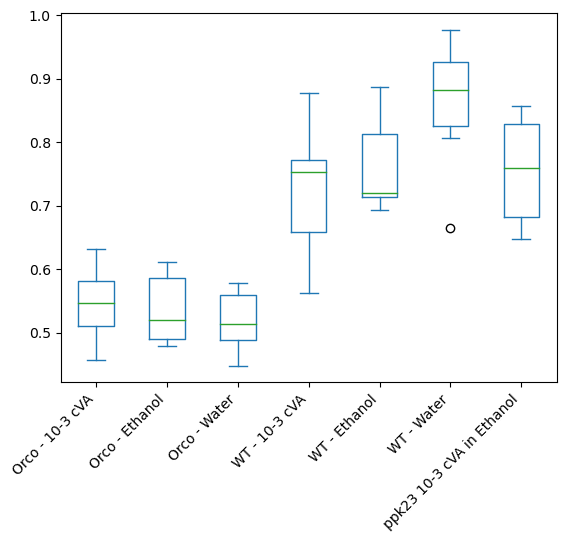
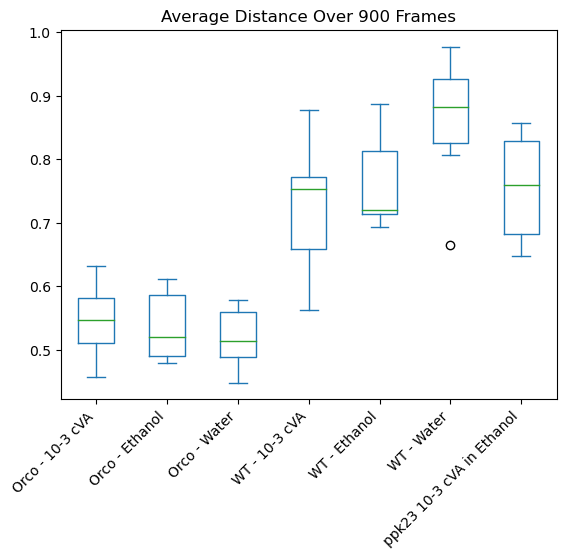
The notebook cell's code change between the first figure and the second:
--- before
+++ after
@@ -4,4 +4,6 @@
 ax = distance_grouped.plot(kind='box')
 ax.set_xticklabels(ax.get_xticklabels(), rotation=45, ha='right')  # Rotate labels by 45 degrees
+plt.title('Average Distance Over 900 Frames')
+
 
 plt.show()

Commit: Added Titles to existing plots